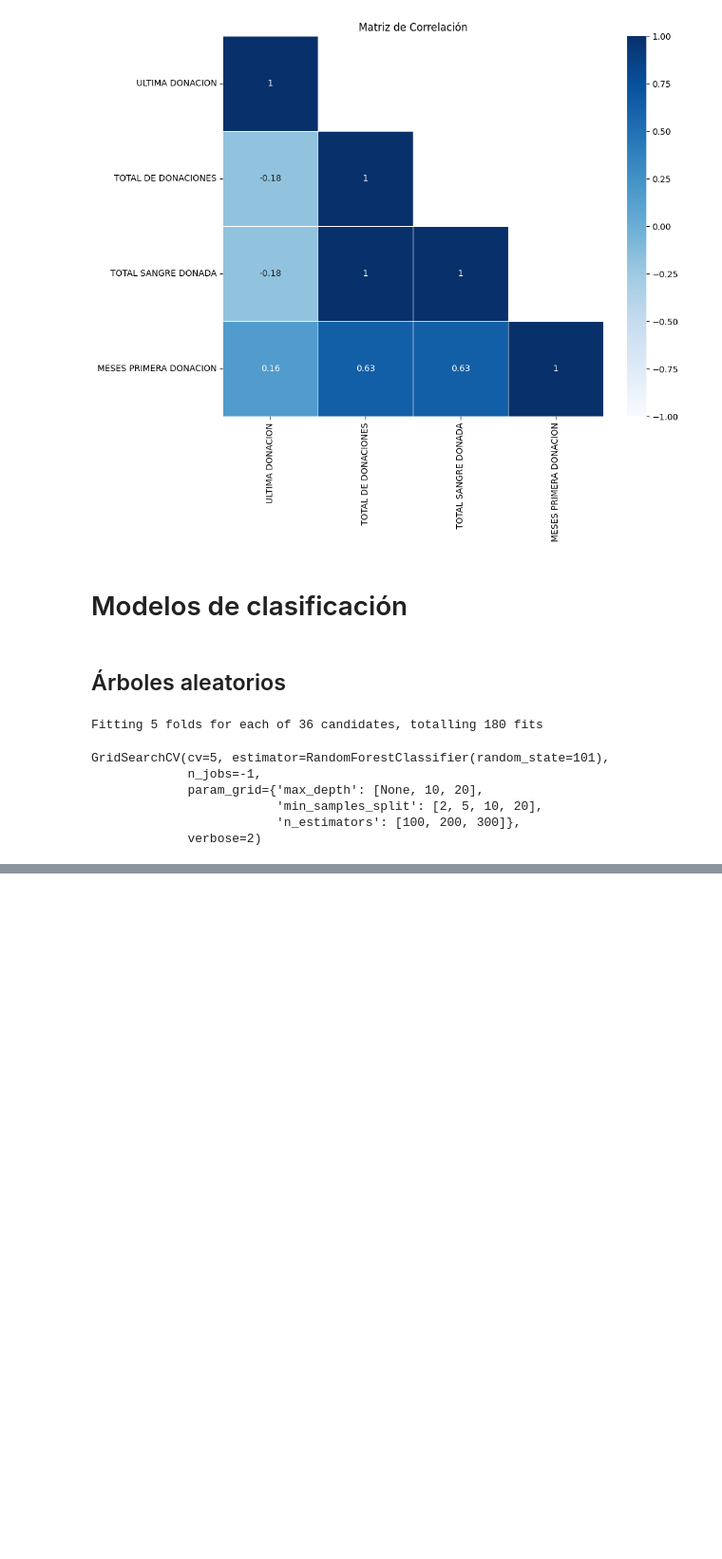
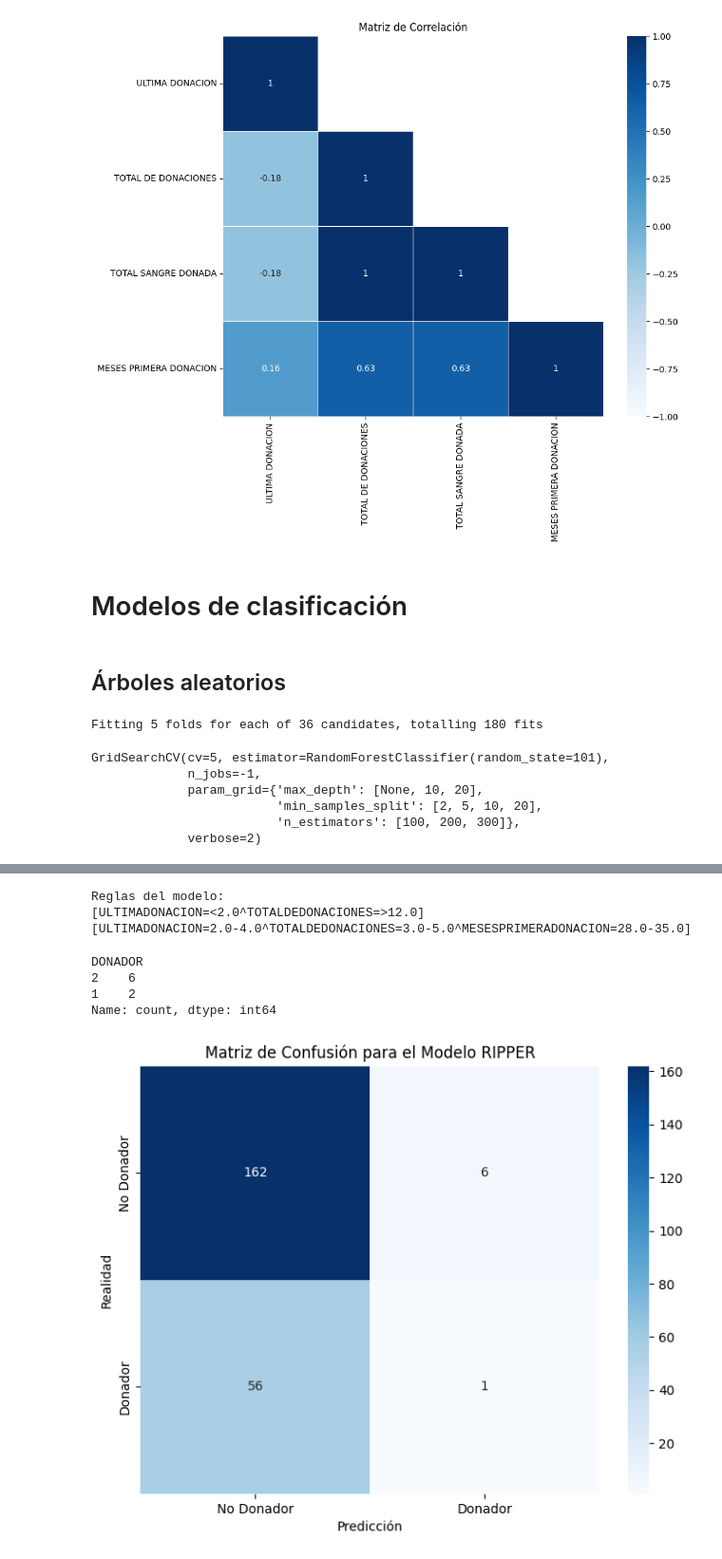
Before and after one commit to juanjacevedo/Lab_3_Decision_Tree, a Jupyter notebook: Actividad.ipynb, the cells around one changed output, grey strips where cells are left out. Shown at 95% size. Cells and saved outputs as stored; diff of their text form; code cells hidden in the pictures; blank space fills up the shorter version.

```diff
--- a/Actividad.ipynb
+++ b/Actividad.ipynb
@@ -684,0 +718,22 @@ plt.show()
+# %%
+# Separación de datos en datos de prueba y entrenamiento
+X_RCD = df.drop(columns=['DONADOR'])
+y_RCD = df['DONADOR']
+
+# Convertir la etiqueta a tipo categórico y luego a numérico
+y_RCD = y_RCD.astype('category').cat.codes
+
+
+# Dividir datos en entrenamiento y prueba
+X_train_CD, X_test_CD, y_train_CD, y_test_CD = train_test_split(X_RCD, y_RCD, test_size=0.3, random_state=101)
+
+# Crear un DataFrame combinado para el entrenamiento
+train_data_CD = pd.concat([X_train_CD, y_train_CD], axis=1)
+train_data_CD.columns = list(X_train_CD.columns) + ['DONADOR']
+
+# Crear y entrenar modelo RIPPER
+model_CD = lw.RIPPER(random_state=101)
+model_CD.fit(train_data_CD, class_feat="DONADOR")
+
+# Predecir sobre los datos de prueba
+y_pred_CD = model_CD.predict(X_test_CD)
@@ -684,0 +749,41 @@ plt.show()
+# %%
+# Mostrar las reglas generadas por RIPPER
+print("Reglas del modelo:")
+for i in model_CD.ruleset_:
+    print(i)
+# %% [output]
+Reglas del modelo:
+[ULTIMADONACION=<2.0^TOTALDEDONACIONES=>12.0]
+[ULTIMADONACION=2.0-4.0^TOTALDEDONACIONES=3.0-5.0^MESESPRIMERADONACION=28.0-35.0]
+# %%
+# Ejemplo: verificar instancias que cumplen una regla
+condicion = (df['ULTIMA DONACION'] <= 2.0) & \
+            (df['MESES PRIMERA DONACION'].between(28.0, 35.0)) & \
+            (df['TOTAL DE DONACIONES'].between(6.0, 7.0))
+
+# Contar clases para las instancias que cumplen la regla
+print(df[condicion]['DONADOR'].value_counts())
+# %% [output]
+DONADOR
+2    6
+1    2
+Name: count, dtype: int64
+# %%
+# Generar la matriz de confusión
+cm = confusion_matrix(y_test_CD, y_pred_CD)
+
+# Crear una figura y un eje
+plt.figure(figsize=(8, 6))
+
+# Crear un mapa de calor para la matriz de confusión
+sns.heatmap(cm, annot=True, fmt='d', cmap='Blues', xticklabels=['No Donador', 'Donador'], yticklabels=['No Donador', 'Donador'])
+
+# Añadir títulos y etiquetas
+plt.title('Matriz de Confusión para el Modelo RIPPER')
+plt.xlabel('Predicción')
+plt.ylabel('Realidad')
+
+# Mostrar la gráfica
+plt.show()
+# %% [output]
+[figure, added]
```
Also changed, not shown: parts of 17 cells of this notebook.
